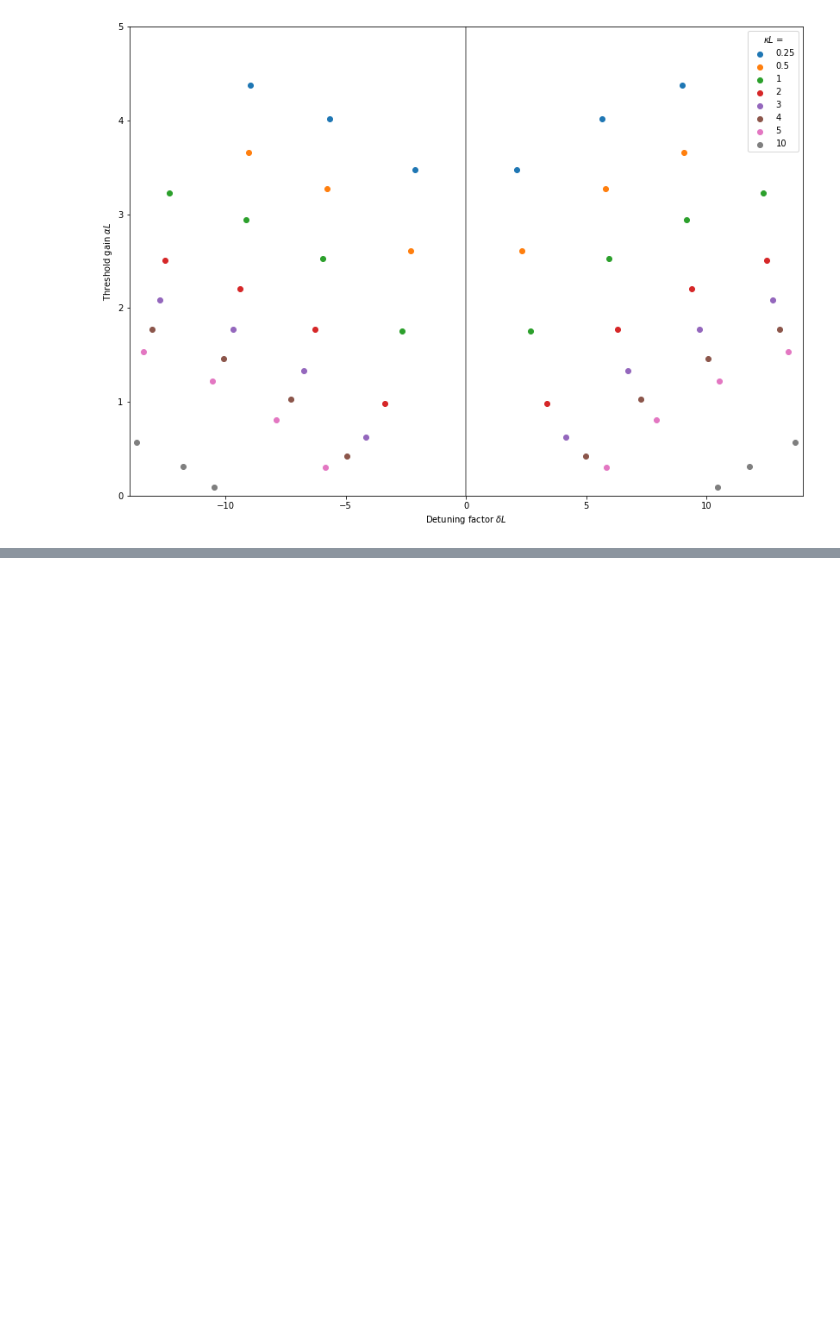
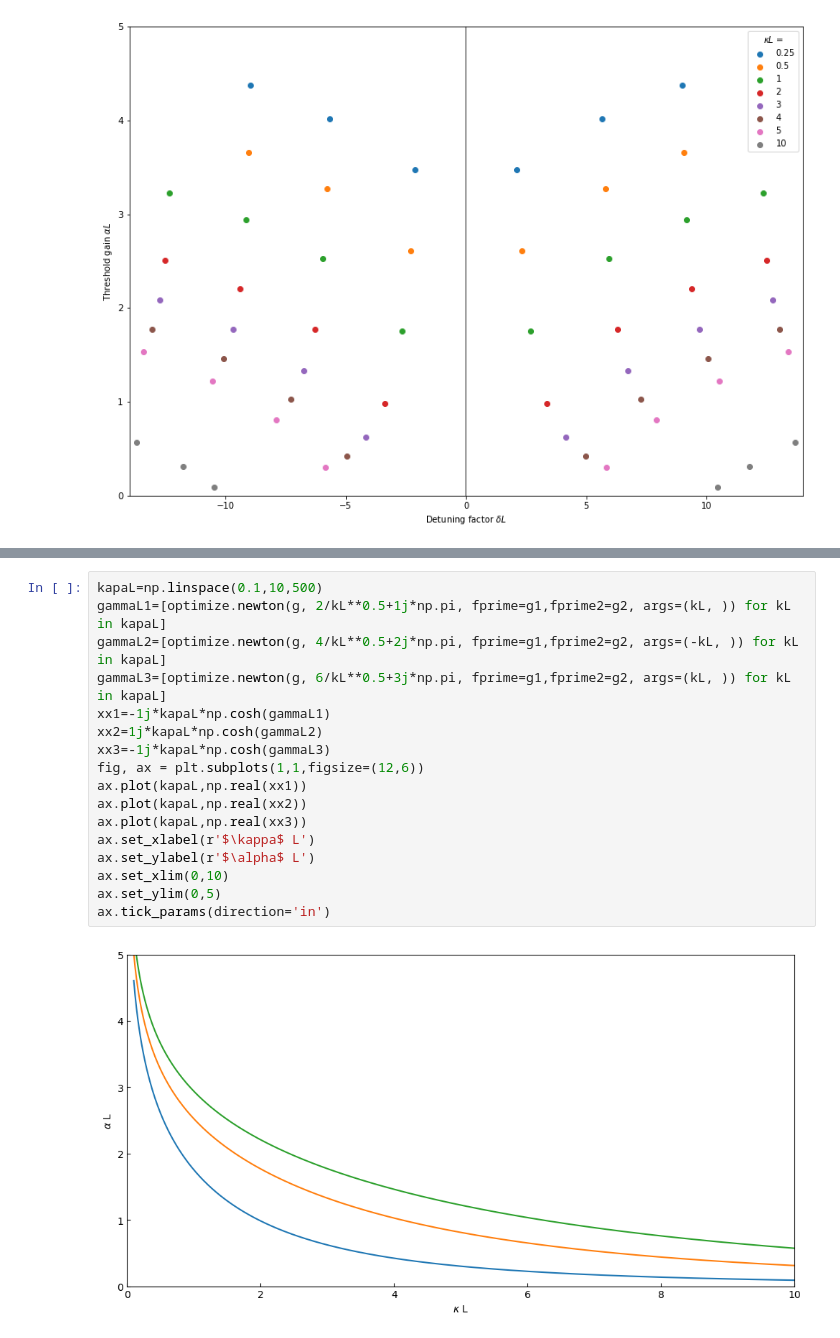
Before and after one commit to jangenoe/Coupled-Wave-Theory_DFB-Lasers, a Jupyter notebook: Kogelnik-Shank_Coupled-Wave-Theory_DFB-Lasers.ipynb, the cells around one changed output, grey strips where cells are left out. Drawn from its saved outputs; the diff is of its cells as text; blank space fills up the shorter version.

```diff
--- a/Kogelnik-Shank_Coupled-Wave-Theory_DFB-Lasers.ipynb
+++ b/Kogelnik-Shank_Coupled-Wave-Theory_DFB-Lasers.ipynb
@@ -716,0 +163,19 @@ The figure above corresponds to <cite id="kvhuf"><a href="#DOI|10.1002/047085623
+# %%
+kapaL=np.linspace(0.1,10,500)
+gammaL1=[optimize.newton(g, 2/kL**0.5+1j*np.pi, fprime=g1,fprime2=g2, args=(kL, )) for kL in kapaL]
+gammaL2=[optimize.newton(g, 4/kL**0.5+2j*np.pi, fprime=g1,fprime2=g2, args=(-kL, )) for kL in kapaL]
+gammaL3=[optimize.newton(g, 6/kL**0.5+3j*np.pi, fprime=g1,fprime2=g2, args=(kL, )) for kL in kapaL]
+xx1=-1j*kapaL*np.cosh(gammaL1)
+xx2=1j*kapaL*np.cosh(gammaL2)
+xx3=-1j*kapaL*np.cosh(gammaL3)
+fig, ax = plt.subplots(1,1,figsize=(12,6))
+ax.plot(kapaL,np.real(xx1))
+ax.plot(kapaL,np.real(xx2))
+ax.plot(kapaL,np.real(xx3))
+ax.set_xlabel(r'$\kappa$ L')
+ax.set_ylabel(r'$\alpha$ L')
+ax.set_xlim(0,10)
+ax.set_ylim(0,5)
+ax.tick_params(direction='in')
+# %% [output]
+[figure, added]
```
Also changed, not shown: parts of 87 cells of this notebook, 27 other files.
